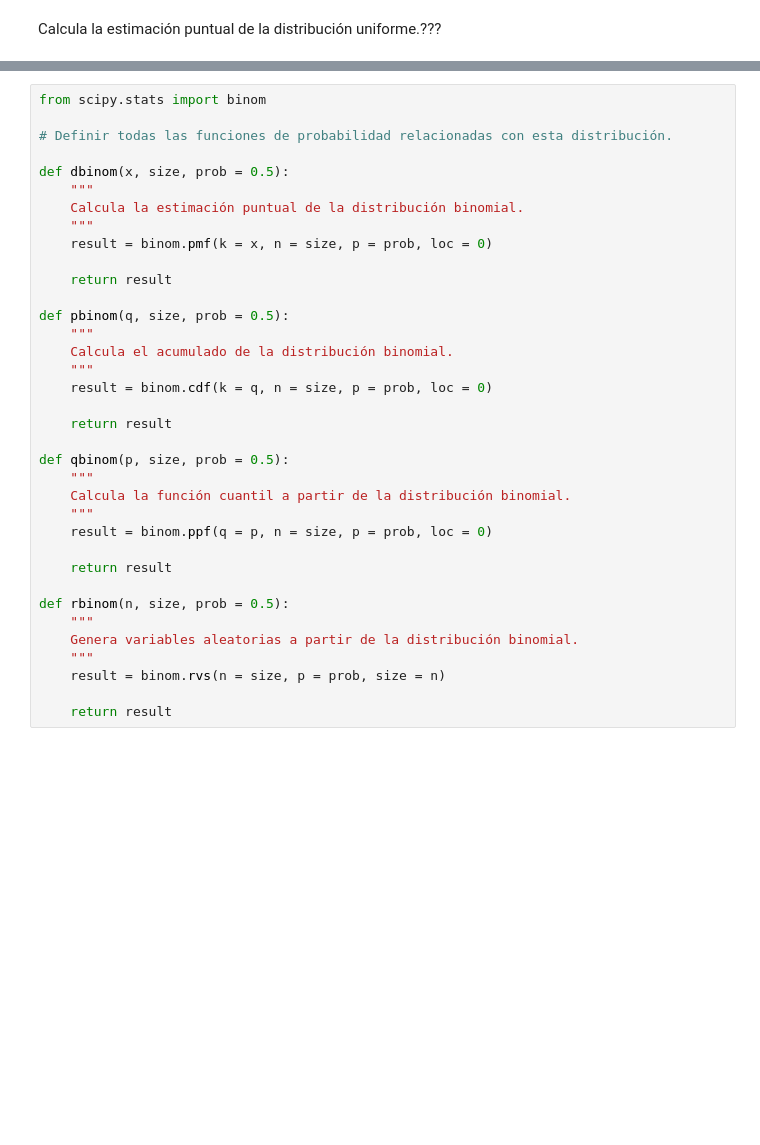
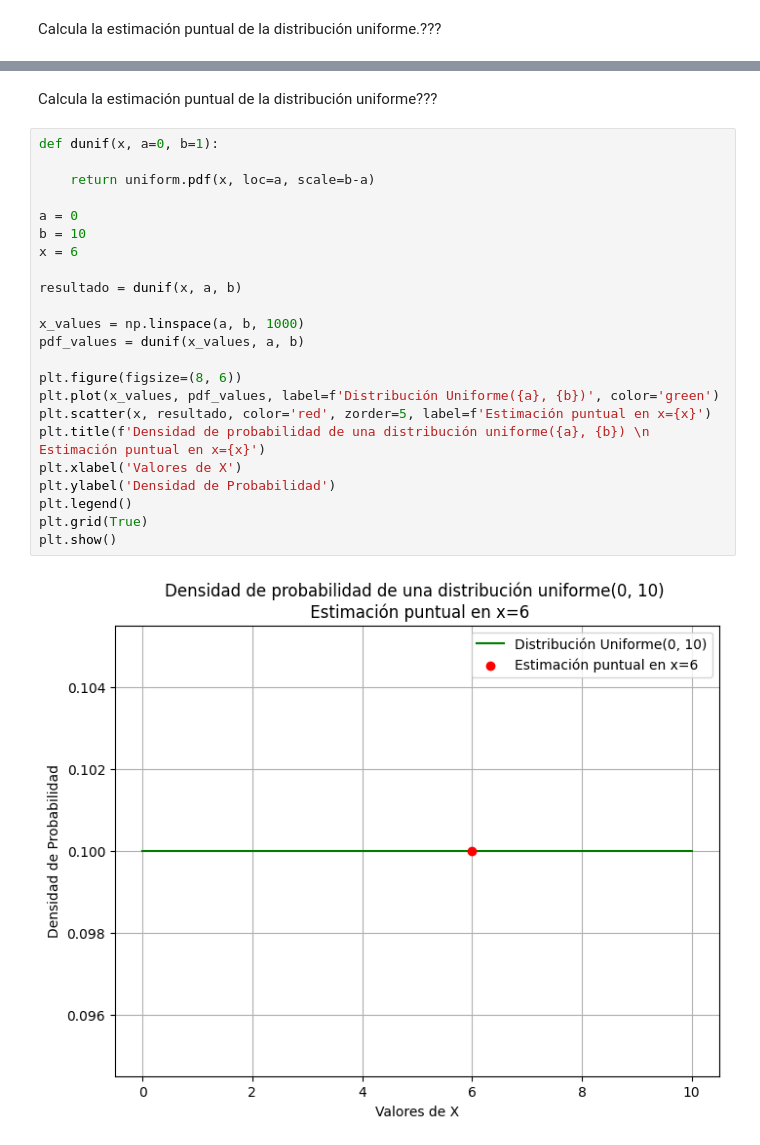
Before and after one commit to 4GeeksAcademy/probability-distribution-exercises-project-with-pythonMJZS, a Jupyter notebook: notebook/problems.es.ipynb, the cells around one changed output, grey strips where cells are left out. Saved outputs shown, nothing was run; the diff lists cells and outputs as text; blank space fills up the shorter version.

```diff
--- a/notebook/problems.es.ipynb
+++ b/notebook/problems.es.ipynb
@@ -231,36 +247,27 @@ def dunif(x, a=0, b=1):
-# %%
-from scipy.stats import binom
-
-# Definir todas las funciones de probabilidad relacionadas con esta distribución.
-
-def dbinom(x, size, prob = 0.5):
-    """
-    Calcula la estimación puntual de la distribución binomial.
-    """
-    result = binom.pmf(k = x, n = size, p = prob, loc = 0)
-
-    return result
-
-def pbinom(q, size, prob = 0.5):
-    """
-    Calcula el acumulado de la distribución binomial.
-    """
-    result = binom.cdf(k = q, n = size, p = prob, loc = 0)
-
-    return result
-
-def qbinom(p, size, prob = 0.5):
-    """
-    Calcula la función cuantil a partir de la distribución binomial.
-    """
-    result = binom.ppf(q = p, n = size, p = prob, loc = 0)
-
-    return result
-
-def rbinom(n, size, prob = 0.5):
-    """
-    Genera variables aleatorias a partir de la distribución binomial.
-    """
-    result = binom.rvs(n = size, p = prob, size = n)
-
-    return result
+# %% [markdown]
+Calcula la estimación puntual de la distribución uniforme???
+# %%
+def dunif(x, a=0, b=1):
+
+    return uniform.pdf(x, loc=a, scale=b-a)
+
+a = 0
+b = 10
+x = 6
+
+resultado = dunif(x, a, b)
+
+x_values = np.linspace(a, b, 1000)
+pdf_values = dunif(x_values, a, b)
+
+plt.figure(figsize=(8, 6))
+plt.plot(x_values, pdf_values, label=f'Distribución Uniforme({a}, {b})', color='green')
+plt.scatter(x, resultado, color='red', zorder=5, label=f'Estimación puntual en x={x}')
+plt.title(f'Densidad de probabilidad de una distribución uniforme({a}, {b}) \n Estimación puntual en x={x}')
+plt.xlabel('Valores de X')
+plt.ylabel('Densidad de Probabilidad')
+plt.legend()
+plt.grid(True)
+plt.show()
+# %% [output]
+[figure, added]
```
Also changed, not shown: parts of 8 cells of this notebook.
